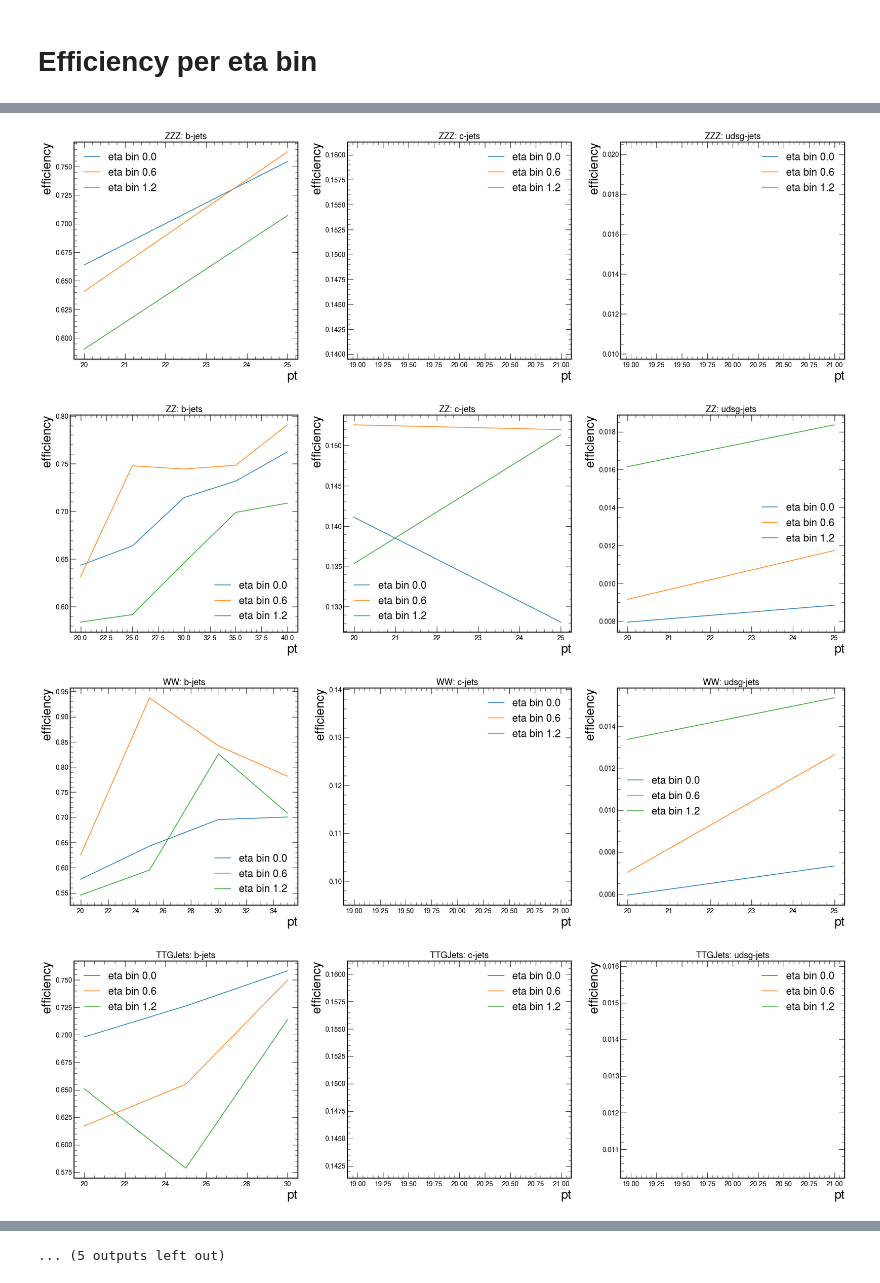
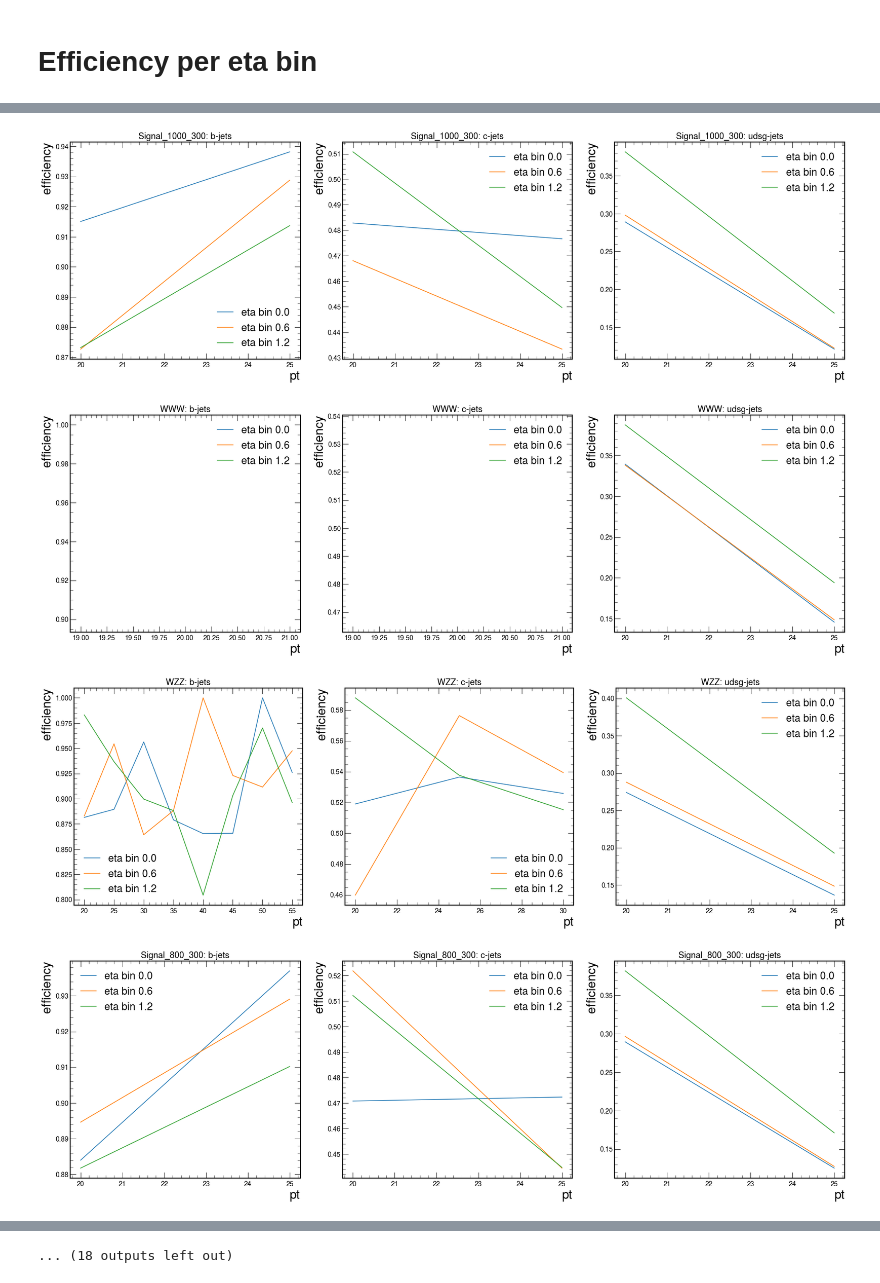
Before and after one commit to gabrielmscampos/BTaggingEffAnalyzer, a Jupyter notebook: analysis2018.ipynb, the cells around one changed output, grey strips where cells are left out. Drawn from its saved outputs; the diff is of its cells as text; code cells hidden in the pictures.

Commit message:
update analysis for 2016postVFP, 2017 and 2018, and add analysis for 2016preVFP

```diff
--- a/analysis2018.ipynb
+++ b/analysis2018.ipynb
@@ -42,3 +16,17 @@ del datasets["DYJetsToLL_HT-2500toInf"]
+# %%
+period = '18'
+basedir = '/dust/btaggingEffMaps'
+datasets = data.read_files(basedir, period)
+
+DY = [
+    datasets["DYJetsToLL_Pt-Inclusive"],
+]
+
+datasets["DYJetsToLL"] = pd.concat(DY).reset_index(drop=True)
+
+for dtname in list(datasets.keys()):
+    if dtname.startswith('DYJetsToLL_'):
+        del datasets[dtname]
 # %% [markdown]
 # Check number of events in each dataset after cut in pt
 
@@ -79,6 +65,7 @@ def makeBtaggingEffMaps(meta):
     max_unc = meta.get('max_unc')
     eta_bins = meta.get('eta_bins')
     year = meta.get('year')
+    apv = meta.get('apv')
     algo = meta.get('algo')
     working_point = meta.get('working_point')
     pt_min = meta.get('pt_min')
@@ -90,26 +77,22 @@ def makeBtaggingEffMaps(meta):
 
     df = datasets.get(dataset_name).reset_index(drop=True)
     mmap = btef.BTaggingEfficiencyMap(df, eta_bins)
-    mmap.calib(year, algo, working_point)
+    mmap.calib(year, apv, algo, working_point)
     eff_map = mmap.make(pt_min, pt_max, step_size, max_unc, find_best_unc, unc_stop, unc_increase)
 
     return (dataset_name, eff_map)
 
 year = '2018'
-algo = 'DeepCSV'
-working_point = 'medium'
+apv = False
+algo = 'DeepJet'
+working_point = 'loose'
 eta_bins = [0., 0.6, 1.2, 2.4]
 pt_min = 20.
 step_size = 5.
 unc_stop = 0.3
 unc_increase = 0.0002
 
-if year == '2016':
-    yc = '2016postVFP'
-else:
-    yc = year
-
-uncmap_fpath = f'./output/btaguncmap-{algo}-{working_point}-{yc}.json'
+uncmap_fpath = f'./output/btaguncmap-{algo}-{working_point}-{year}-{apv}.json'
 if os.path.exists(uncmap_fpath) is False:
     accepted_unc = {
         dataset_name: {
@@ -131,6 +114,7 @@ for dataset_name in datasets.keys():
         'max_unc': accepted_unc.get(dataset_name),
         'eta_bins': eta_bins,
         'year': year,
+        'apv': apv,
         'algo': algo,
         'working_point': working_point,
         'pt_min': pt_min,
@@ -138,7 +122,7 @@ for dataset_name in datasets.keys():
         'step_size': step_size,
         'unc_stop': unc_stop,
         'unc_increase': unc_increase,
-        'find_best_unc': False
+        'find_best_unc': True
     })
 
 results = [makeBtaggingEffMaps(meta) for meta in job_metadata]
@@ -146,23 +130,23 @@ results = [makeBtaggingEffMaps(meta) for meta in job_metadata]
 eff_maps = dict([(res[0], res[1][0]) for res in results])
 unc_maps = dict([(res[0], res[1][1]) for res in results])
 
-json_fname = f'btageffmap-{algo}-{working_point}-{yc}.json'
+json_fname = f'btageffmap-{algo}-{working_point}-{year}-{apv}.json'
 json_fpath = os.path.join('./output', json_fname)
 with open(json_fpath, 'w') as f:
     json.dump(eff_maps, f)
 
-json_fname = f'btaguncmap-{algo}-{working_point}-{yc}.json'
+json_fname = f'btaguncmap-{algo}-{working_point}-{year}-{apv}.json'
 json_fpath = os.path.join('./output', json_fname)
 with open(json_fpath, 'w') as f:
     json.dump(unc_maps, f, indent=4, ensure_ascii=False)
 # %% [markdown]
 # Efficiency per eta bin
 # %%
-if os.path.isdir('./output/18') is False:
-    os.makedirs('./output/18')
+if os.path.isdir('./output/2018') is False:
+    os.makedirs('./output/2018')
 
 for dataset_name, eff_map in eff_maps.items():
-    plot_fpath = os.path.join('./output/18', f'{dataset_name}_effetabin_{algo}-{working_point}.png')
+    plot_fpath = os.path.join('./output/2018', f'{dataset_name}_effetabin_{algo}-{working_point}.png')
     fig = plt.figure(figsize=(24,8))
     for i, hf in enumerate(eff_map.keys()):
         dt = eff_map.get(hf)
@@ -185,6 +169,6 @@ for dataset_name, eff_map in eff_maps.items():
         ax.legend()
 
     fig.tight_layout()
-    plt.savefig(plot_fpath, dpi=500)
+    plt.savefig(plot_fpath, facecolor='white', dpi=200)
     plt.show()
 # %% [output]
@@ -193,4 +177,4 @@ for dataset_name, eff_map in eff_maps.items():
-[figure, old version]
+[figure, new version]
-[figure, old version]
+[figure, new version]
-[figure, old version]
+[figure, new version]
-[figure, old version]
+[figure, new version]
@@ -203 +187 @@ for dataset_name, eff_map in eff_maps.items():
-... (5 outputs left out)
+... (18 outputs left out)
```
Also changed, not shown: parts of 3 cells of this notebook, 3 other files.
